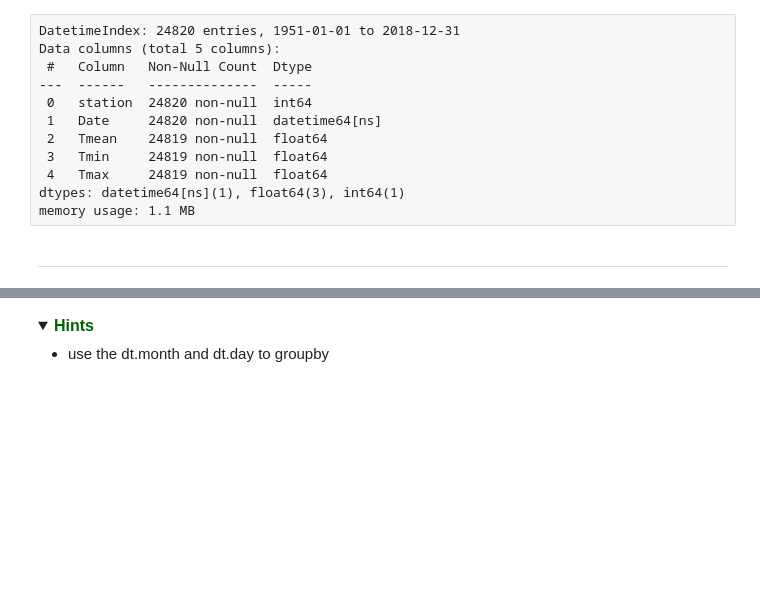
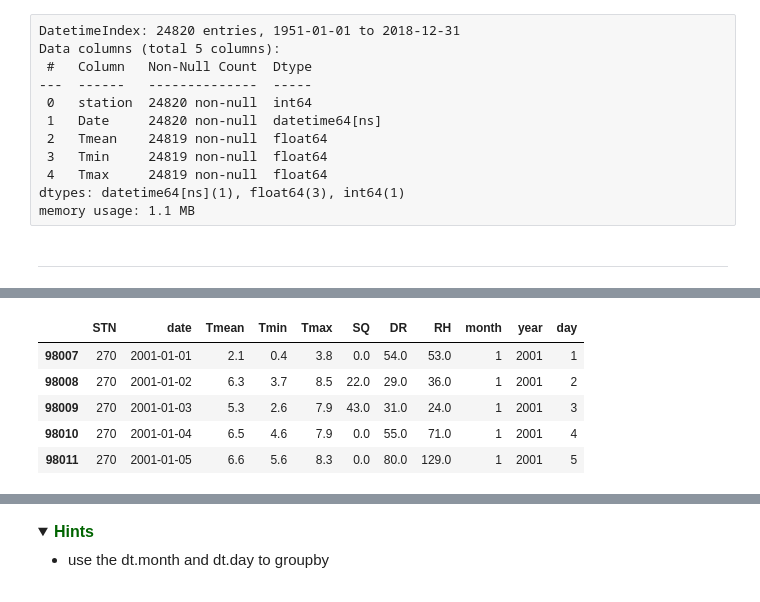
Before and after one commit to CharmingChocobo/PROG1, a Jupyter notebook: assessments/Assignment_week_04a.ipynb, the cells around one changed output, grey strips where cells are left out. Drawn from its saved outputs; the diff is of its cells as text; code cells hidden in the pictures; folded sections open; blank space fills up the shorter version.

```diff
--- a/assessments/Assignment_week_04a.ipynb
+++ b/assessments/Assignment_week_04a.ipynb
@@ -298,0 +342,9 @@ Next we need for the non 2018 data the minimum values for each day and the maxim
+# %%
+df_test.head()
+# %% [output]
+|  | STN | date | Tmean | Tmin | Tmax | SQ | DR | RH | month | year | day |
+| 98007 | 270 | 2001-01-01 | 2.1 | 0.4 | 3.8 | 0.0 | 54.0 | 53.0 | 1 | 2001 | 1 |
+| 98008 | 270 | 2001-01-02 | 6.3 | 3.7 | 8.5 | 22.0 | 29.0 | 36.0 | 1 | 2001 | 2 |
+| 98009 | 270 | 2001-01-03 | 5.3 | 2.6 | 7.9 | 43.0 | 31.0 | 24.0 | 1 | 2001 | 3 |
+| 98010 | 270 | 2001-01-04 | 6.5 | 4.6 | 7.9 | 0.0 | 55.0 | 71.0 | 1 | 2001 | 4 |
+| 98011 | 270 | 2001-01-05 | 6.6 | 5.6 | 8.3 | 0.0 | 80.0 | 129.0 | 1 | 2001 | 5 |
```
Also changed, not shown: parts of 28 cells of this notebook.
